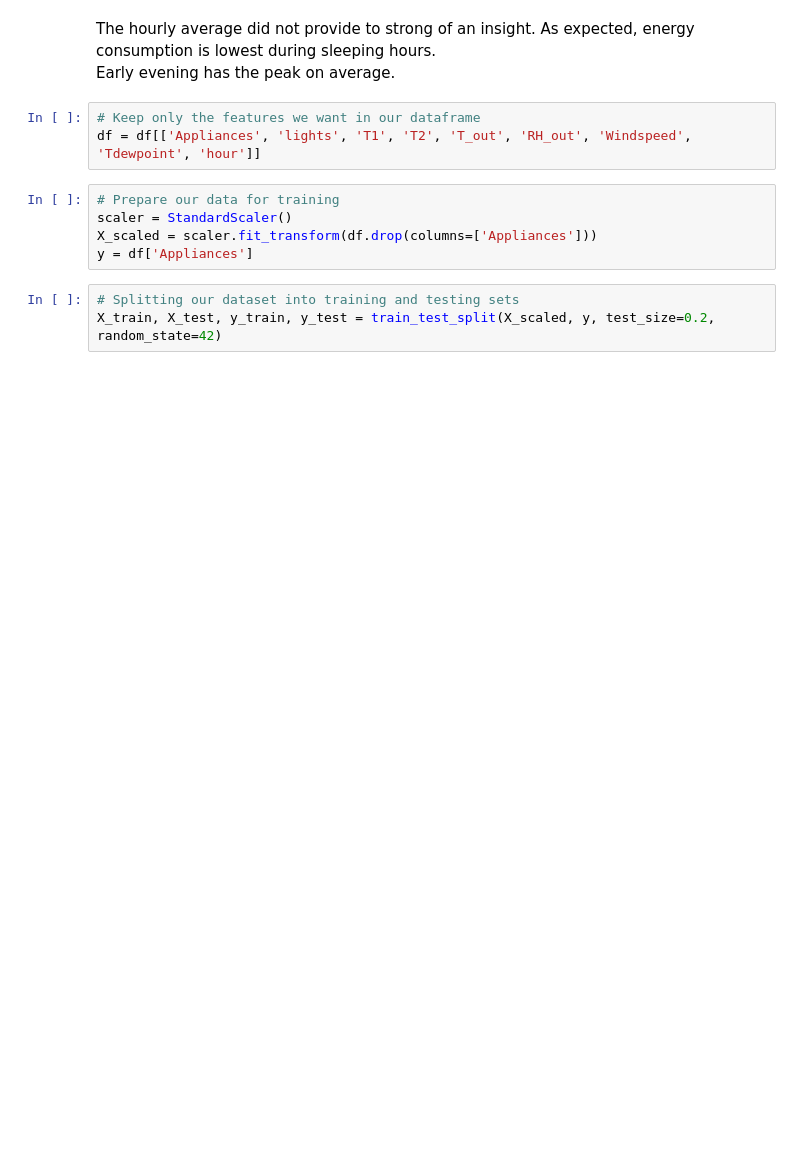
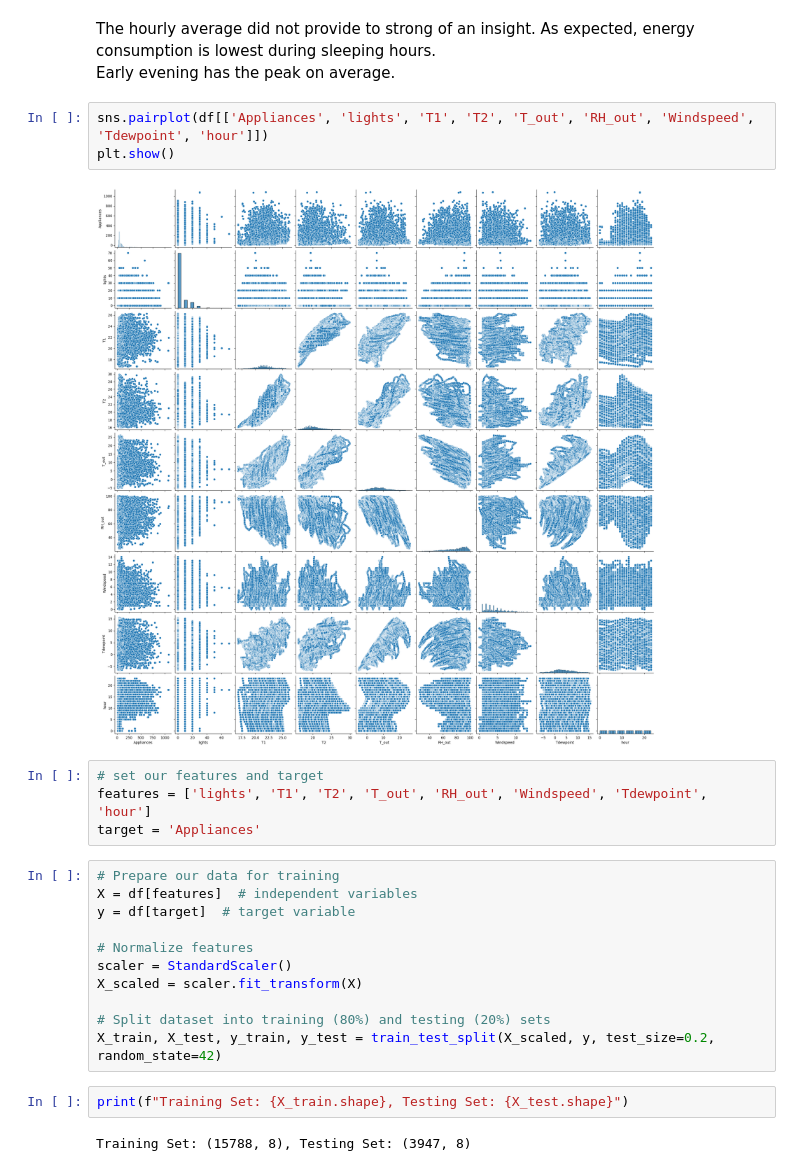
Before and after one commit to jnabizadaedu/aai_530_project, a Jupyter notebook: IoT_project_EDA.ipynb, the cells around one changed output. Cells and saved outputs as stored; diff of their text form; blank space fills up the shorter version.

Commit message:
Added pair plots for selected features, and added FNN model

```diff
--- a/IoT_project_EDA.ipynb
+++ b/IoT_project_EDA.ipynb
@@ -143,14 +212,27 @@ plt.show()
 # %% [markdown]
 The hourly average did not provide to strong of an insight. As expected, energy consumption is lowest during sleeping hours. <br>
 Early evening has the peak on average.
+# %%
+sns.pairplot(df[['Appliances', 'lights', 'T1', 'T2', 'T_out', 'RH_out', 'Windspeed', 'Tdewpoint', 'hour']])
+plt.show()
+# %% [output]
+[figure, added]
 # %%
-# Keep only the features we want in our dataframe
-df = df[['Appliances', 'lights', 'T1', 'T2', 'T_out', 'RH_out', 'Windspeed', 'Tdewpoint', 'hour']]
+# set our features and target
+features = ['lights', 'T1', 'T2', 'T_out', 'RH_out', 'Windspeed', 'Tdewpoint', 'hour']
+target = 'Appliances'
 # %%
 # Prepare our data for training
+X = df[features]  # independent variables
+y = df[target]  # target variable
+
+# Normalize features
 scaler = StandardScaler()
-X_scaled = scaler.fit_transform(df.drop(columns=['Appliances']))
-y = df['Appliances']
+X_scaled = scaler.fit_transform(X)
+
+# Split dataset into training (80%) and testing (20%) sets
+X_train, X_test, y_train, y_test = train_test_split(X_scaled, y, test_size=0.2, random_state=42)
-# %%
-# Splitting our dataset into training and testing sets
-X_train, X_test, y_train, y_test = train_test_split(X_scaled, y, test_size=0.2, random_state=42)
+# %%
+print(f"Training Set: {X_train.shape}, Testing Set: {X_test.shape}")
+# %% [output]
+Training Set: (15788, 8), Testing Set: (3947, 8)
```
Also changed, not shown: parts of 10 cells of this notebook.
